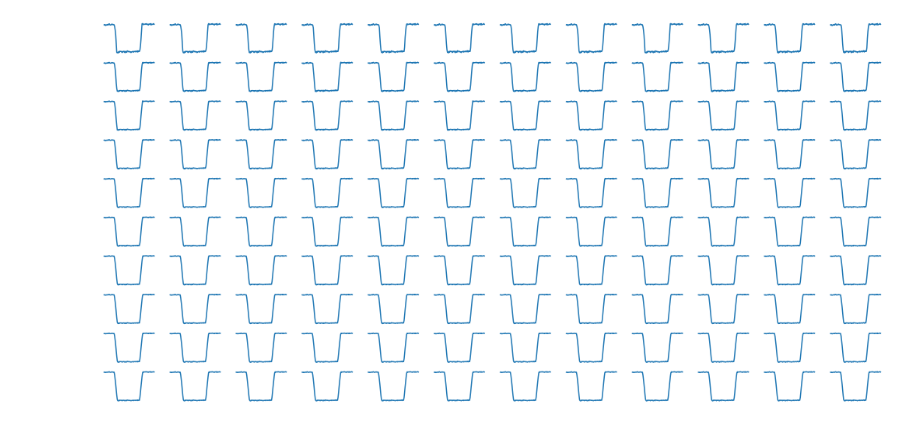
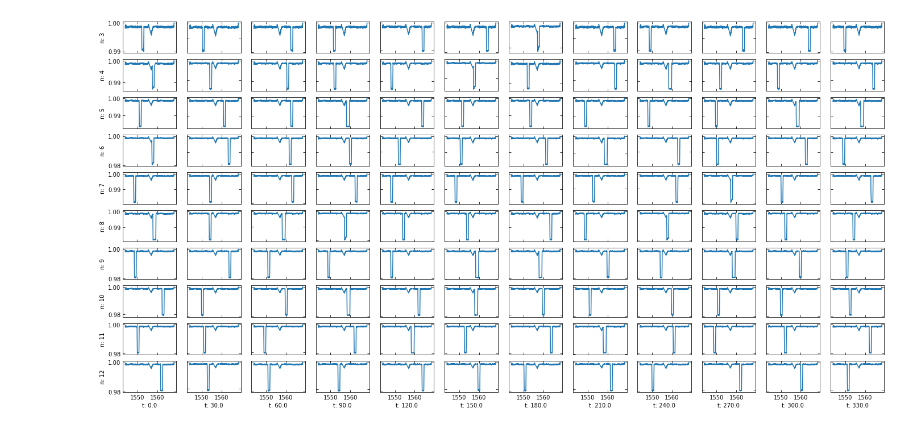
Before and after one commit to joshua-bromley/tessSignalInjection, a Jupyter notebook: Summer2021/injectSignal.ipynb, the cells around one changed output. Drawn from its saved outputs; the diff is of its cells as text; code cells hidden in the pictures.

Commit message:
Can display injected curves and now picks random point as midpoint

```diff
--- a/Summer2021/injectSignal.ipynb
+++ b/Summer2021/injectSignal.ipynb
@@ -34,7 +34,8 @@ def loadTESSLC(filename):
     times = data[6][q]
     lc = data[9][q]
 
-    midTime = np.percentile(times,33) ##Set the 0 point at 1/3. Eight Bit Transit centers light curves at 0 so put this where you want to center the transit
+    pc = 60*np.random.random()+20 ##Generates a random percentile between 20 and 80
+    midTime = np.percentile(times,pc) ##Set the 0 point at 1/3. Eight Bit Transit centers light curves at 0 so put this where you want to center the transit
     ##Tess light curves seem to have a 2 day gap near the center
     times = times - midTime
 
@@ -55,6 +56,13 @@ def extendLC(LC, overlapTimes, times):
     ##Extends a light curve from Eight Bit Transit by adding full flux to the ends for the desired length
     ##Assumption: Maximum flux value is 1
     ##Assumption: Light curve is at maximum value at the start and end
+    interval = (times[-1] - times[0])/len(times) ##Figures out long the average time between elements is
+    lengthDiff = len(times) - len(overlapTimes)
+    before = int((overlapTimes[0]-times[0])/interval) ##Calculates how many points should be placed before the start of the light curve
+    after = lengthDiff - before
+    extendedLC = np.append(np.ones(before),LC)
+    extendedLC = np.append(extendedLC,np.ones(after))
+    '''
     extendedLC = np.ones(len(times))##Start with full flux curve
     overlapIndex = 0
     for i in range(len(times)):##Iterate over the desired time array
@@ -63,7 +71,7 @@ def extendLC(LC, overlapTimes, times):
                 overlapIndex += 1
                 extendedLC[i]  = LC[overlapIndex]
 
-
+    '''
     return extendedLC, times
 # %%
 def sumLightCurves(trueLC, genLC):
@@ -124,20 +131,25 @@ def cutLightCurve(times, lc, t0, t1):
 
     return newTimes,newLc
 # %%
-times, normlc, midTime = loadTESSLC("tesslc_364539361")
 
-fig, axs = plt.subplots(10,12, figsize = (18,9))
+
+fig, axs = plt.subplots(10,12, figsize = (24,12))
 
 for i in range(10):##Inject each of the 25 signals into a light curve
     for j in range(12):
-        filename = "n"+str(i+3)+"t"+str(j*360/12)
+        times, normlc, midTime = loadTESSLC("tesslc_364539361")
+        filename = "n"+str(i+3)+"t"+str(j*360/12)+"k1.0"
         overlapTimes, planetLC = loadSignal(filename)
         overlapTimes, sumLC = injectSignal(times, normlc, overlapTimes, planetLC, midTime)
-        overlapTimes, sumLC = cutLightCurve(overlapTimes, sumLC, midTime - 1, midTime + 1)
+        #overlapTimes, sumLC = cutLightCurve(overlapTimes, sumLC, midTime - 2, midTime+2)
         axs[i][j].plot(overlapTimes, sumLC)
-        axs[i][j].tick_params(direction = "in", which = "major", length = 8, top = True, right = True)
-        axs[i][j].tick_params(direction = "in", which = "minor", length = 4, top = True, right = True)
-        axs[i][j].axis('off')
+        axs[i][j].tick_params(direction = "in", which = "major", length = 4, top = True, right = True)
+        axs[i][j].tick_params(direction = "in", which = "minor", length = 2, top = True, right = True)
+        #axs[i][j].axis('off')
+        axs[i][j].set_ylabel("n: "+ str(i+3))
+        axs[i][j].set_xlabel("t: "+str(j*360/12))
+        for ax in axs.flat:
+            ax.label_outer()
         #export("tesslc_364539361",filename,sumLC)
 # %% [output]
-[figure, old version]
+[figure, new version]
```
Also changed, not shown: parts of 1 cell of this notebook, 1 other file.
